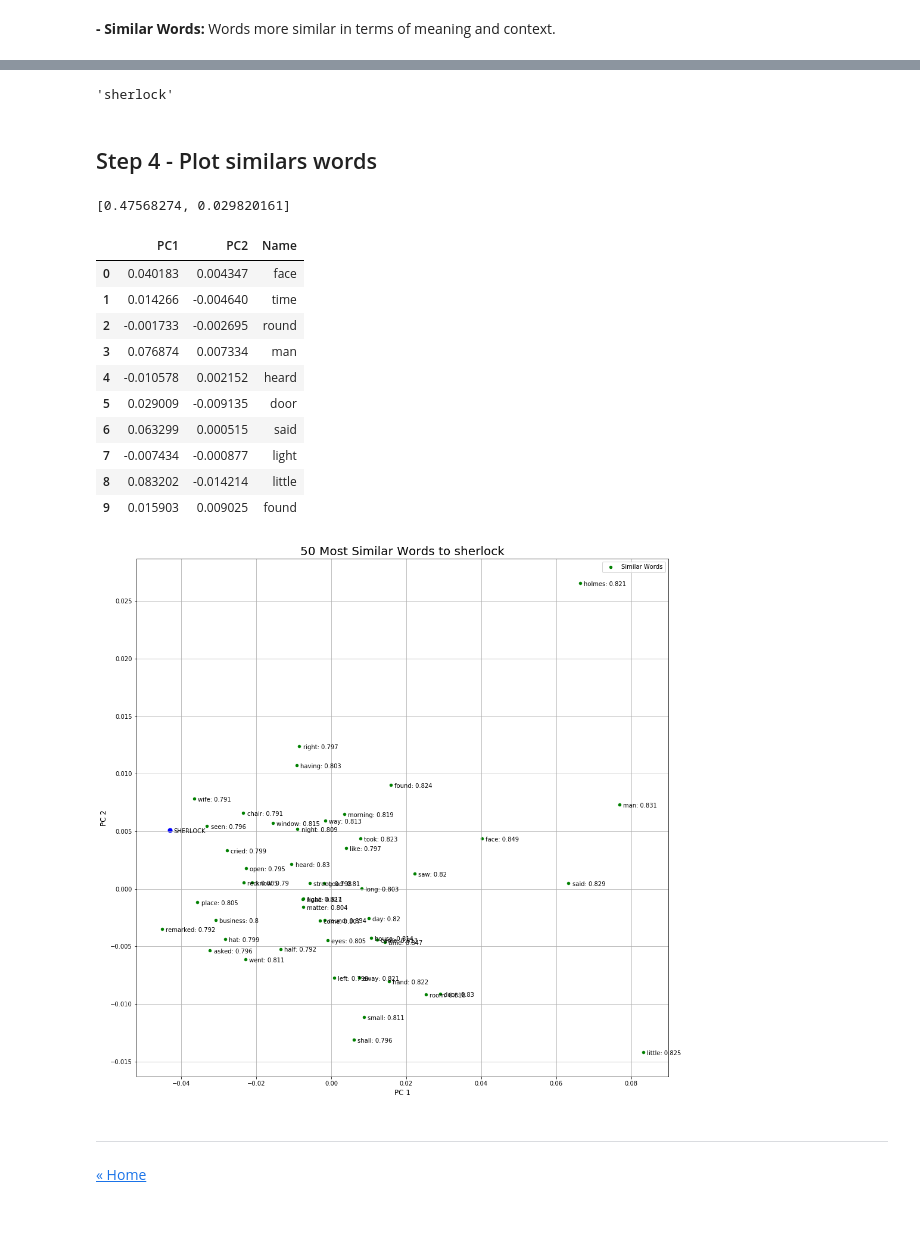
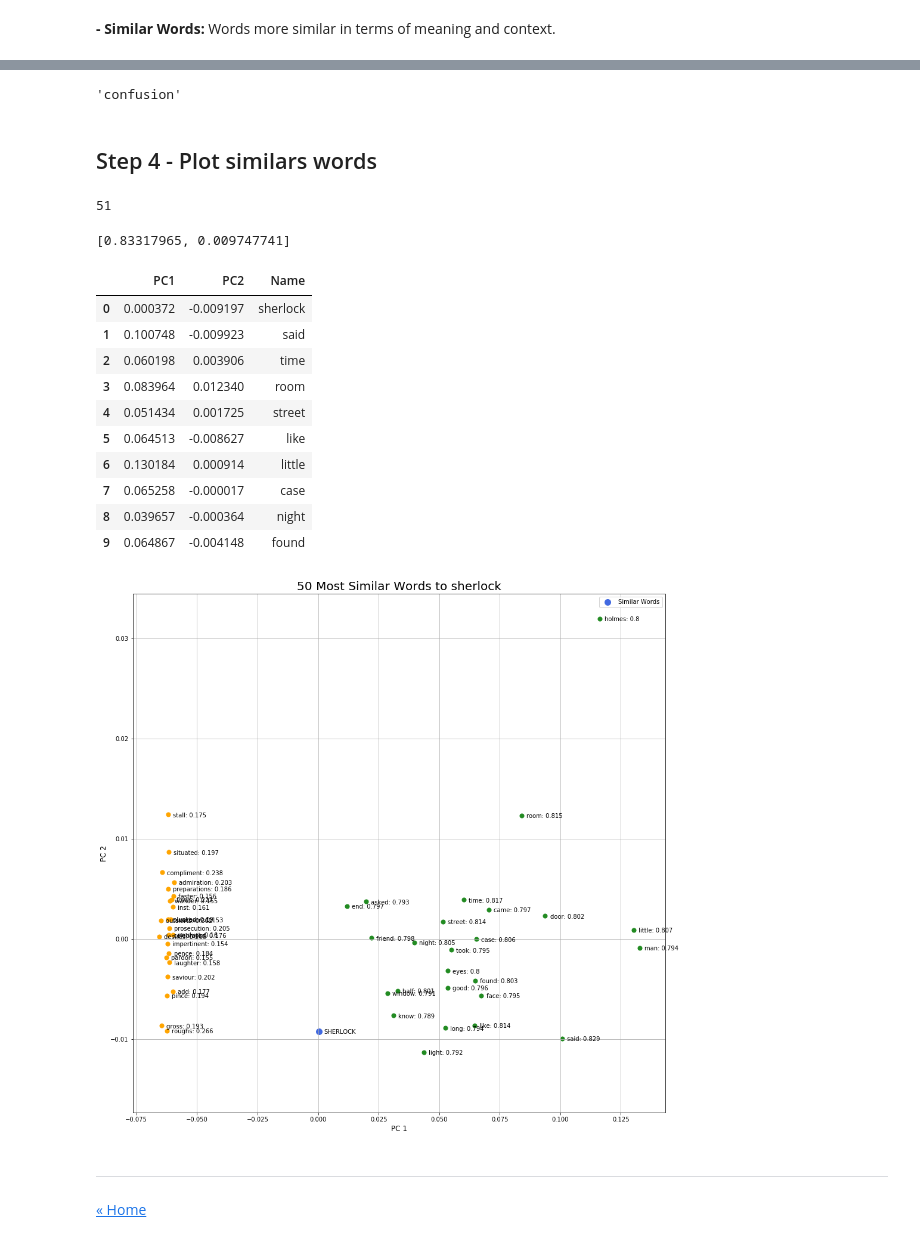
Before and after one commit to ansegura7/NLP, a Jupyter notebook: code/NLP_Word2Vec.ipynb, the cells around one changed output, grey strips where cells are left out. Cells and saved outputs as stored; diff of their text form; code cells hidden in the pictures.

Commit message:
NLP Word2Vec
The calculation and visualization of the neighboring vectors was improved.

```diff
--- a/code/NLP_Word2Vec.ipynb
+++ b/code/NLP_Word2Vec.ipynb
@@ -255,19 +256,30 @@ w2v_model.wv.similarity(w1 = 'sherlock', w2 = 'watson')
 # %%
 # Show word that doesn't belong to the list
-w2v_model.wv.doesnt_match(['sherlock', 'watson', 'woman'])
+w2v_model.wv.doesnt_match(['sherlock', 'watson', 'confusion'])
 # %% [output]
-'sherlock'
+'confusion'
 # %% [markdown]
 ## Step 4 - Plot similars words
 # %%
 # Get vectors
 target_word = 'sherlock'
-top_n = 50
+top_n = 25
 
+# Calculate more and less similars words
 most_similar = w2v_model.wv.most_similar(positive = [target_word], topn = top_n)
-most_similar.append((target_word, 1))
-most_sim_word = [row[0] for row in most_similar]
-X = w2v_model[most_sim_word]
+less_similar = w2v_model.wv.most_similar(negative = [target_word], topn = top_n)
+
+# Save them
+neighbors = [(target_word, 1, 'current')]
+neighbors += [(*row, 'most') for row in most_similar]
+neighbors += [(*row, 'less') for row in less_similar]
+
+# Get neighbors vectos
+neigh_word = [row[0] for row in neighbors]
+X = w2v_model[neigh_word]
+len(X)
+# %% [output]
+51
 # %%
 # Perform PCA with 2 components
 pca = PCA(n_components = 2)
@@ -276,47 +288,55 @@ pca_data = pca.fit_transform(X)
 # The explained variance of each principal components
 list(pca.explained_variance_ratio_)
 # %% [output]
-[0.47568274, 0.029820161]
+[0.83317965, 0.009747741]
 # %%
 # Create and show principal components DataFrame
 pca_df = pd.DataFrame(data = pca_data, columns = ["PC1", "PC2"])
-pca_df['Name'] = most_sim_word
+pca_df['Name'] = neigh_word
 pca_df.head(10)
 # %% [output]
 |  | PC1 | PC2 | Name |
-| 0 | 0.040183 | 0.004347 | face |
-| 1 | 0.014266 | -0.004640 | time |
-| 2 | -0.001733 | -0.002695 | round |
-| 3 | 0.076874 | 0.007334 | man |
-| 4 | -0.010578 | 0.002152 | heard |
-| 5 | 0.029009 | -0.009135 | door |
-| 6 | 0.063299 | 0.000515 | said |
-| 7 | -0.007434 | -0.000877 | light |
-| 8 | 0.083202 | -0.014214 | little |
-| 9 | 0.015903 | 0.009025 | found |
+| 0 | 0.000372 | -0.009197 | sherlock |
+| 1 | 0.100748 | -0.009923 | said |
+| 2 | 0.060198 | 0.003906 | time |
+| 3 | 0.083964 | 0.012340 | room |
+| 4 | 0.051434 | 0.001725 | street |
+| 5 | 0.064513 | -0.008627 | like |
+| 6 | 0.130184 | 0.000914 | little |
+| 7 | 0.065258 | -0.000017 | case |
+| 8 | 0.039657 | -0.000364 | night |
+| 9 | 0.064867 | -0.004148 | found |
 # %%
 # Create a scatter plot of the projection
 fig, ax = plt.subplots(figsize = (16, 16))
 gap = 0.001
+colors = dict()
+colors['current'] = 'royalblue'
+colors['most'] = 'forestgreen'
+colors['less'] = 'orange'
 
 # Add points one by one with a loop
-for i, word in enumerate(most_sim_word):
+for i, word in enumerate(neigh_word):
+    node_col = colors[neighbors[i][2]]
+
     if word == target_word:
-        plt.scatter(pca_data[i, 0], pca_data[i, 1], c = 'b', s = 50)
+        node_size = 100
         text = word.upper()
     else:
-        plt.scatter(pca_data[i, 0], pca_data[i, 1], c = 'g', s = 20)
-        text = word + ': ' + str(round(most_similar[i][1], 3))
-    plt.annotate(text, xy = (pca_data[i, 0] + gap, pca_data[i, 1] - gap/4))
+        node_size = 50
+        text = word + ': ' + str(round(neighbors[i][1], 3))
+
+    plt.scatter(pca_data[i, 0], pca_data[i, 1], c = node_col, s = node_size)
+    plt.annotate(text, xy = (pca_data[i, 0] + gap*2, pca_data[i, 1] - gap/4))
 
 # Plot setup
 ax.set_xlabel("PC 1", fontsize = 12)
 ax.set_ylabel("PC 2", fontsize = 12)
 ax.set_title("50 Most Similar Words to " + target_word, fontsize = 20)
 ax.legend(["Similar Words"])
 ax.grid()
 # %% [output]
-[figure, old version]
+[figure, new version]
 # %% [markdown]
 <hr>
 <p><a href="https://ansegura7.github.io/NLP/">« Home</a></p>
```
Also changed, not shown: parts of 6 cells of this notebook, 1 other file.
